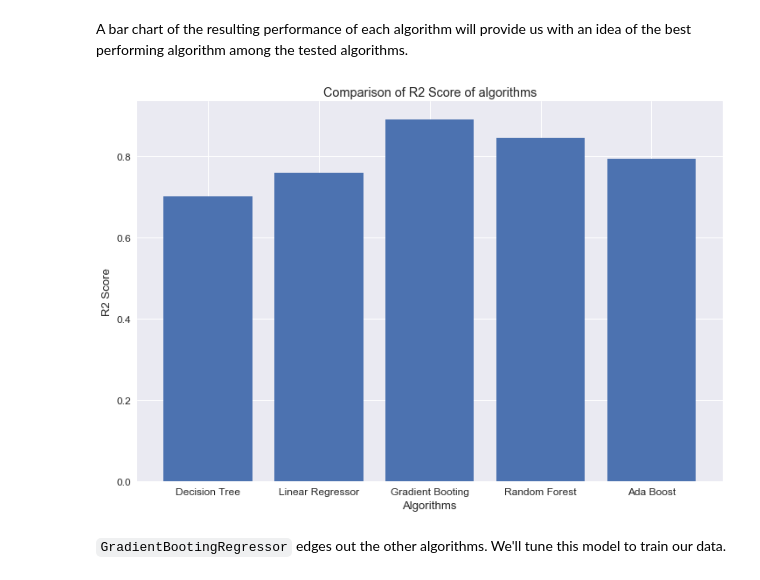
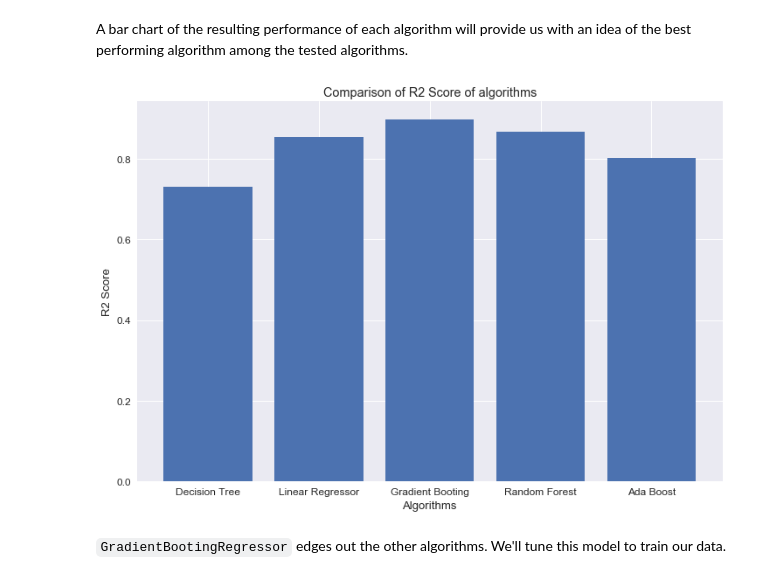
Before and after one commit to osaetinevbuoma/ames_housing_prices, a Jupyter notebook: ames_prediction.ipynb, the cells around one changed output. Cells and saved outputs as stored; diff of their text form; code cells hidden in the pictures.

```diff
--- a/ames_prediction.ipynb
+++ b/ames_prediction.ipynb
@@ -328,3 +335,17 @@ Street -> {'Grvl': 1, 'Pave': 2}
+# %%
+df['OverallCond'].replace({ 10: 5, 9: 5, # Excellent
+                            8: 4, 7: 4, # Good
+                            6: 3, 5: 3, # Average
+                            4: 2, 3: 2, # Below Average
+                            2: 1, 1: 1, # Poor
+                          }, inplace=True)
+
+df['OverallQual'].replace({ 10: 5, 9: 5, # Excellent
+                            8: 4, 7: 4, # Good
+                            6: 3, 5: 3, # Average
+                            4: 2, 3: 2, # Below Average
+                            2: 1, 1: 1, # Poor
+                          }, inplace=True)
 # %% [markdown]
 Pandas `get_dummies()` method will be used to one-hot encode the nominal features.
 # %%
@@ -426,7 +450,7 @@ df['TotalBaths'] = df['BsmtFullBath'] + df['BsmtHalfBath'] + df['FullBath'] + df
 df.drop(['BsmtFullBath', 'BsmtHalfBath', 'FullBath', 'HalfBath'], axis=1, inplace=True)
 
 # 4.
-df['GarageAreaPerCar'] = df['GarageArea'] / df['GarageCars']
+df['GarageAreaPerCar'] = df['GarageArea'] * df['GarageCars']
 df['GarageAreaPerCar'].replace({np.nan: 0}, inplace=True)  # Some values will equate to NaN because of 0 division
 df.drop(['GarageCars', 'GarageArea'], axis=1, inplace=True)
 
@@ -434,5 +458,21 @@ df.drop(['GarageCars', 'GarageArea'], axis=1, inplace=True)
 df['TotalPorchSize'] = df['OpenPorchSF'] + df['EnclosedPorch'] + df['3SsnPorch'] + df['ScreenPorch']
 df.drop(['OpenPorchSF', 'EnclosedPorch', '3SsnPorch', 'ScreenPorch'], axis=1, inplace=True)
 
+# 6.
+df['ExterQualCond'] = (df['ExterQual'] * df['ExterCond'])
+df.drop(['ExterQual', 'ExterCond'], axis=1, inplace=True)
+
+# 7.
+df['BsmtQualCond'] = (df['BsmtQual'] * df['BsmtCond'])
+df.drop(['BsmtQual', 'BsmtCond'], axis=1, inplace=True)
+
+# 8.
+df['GarageQualCond'] = (df['GarageQual'] * df['GarageCond'])
+df.drop(['GarageQual', 'GarageCond'], axis=1, inplace=True)
+
+# 9.
+df['OverallQualCond'] = (df['OverallQual'] * df['OverallCond'])
+df.drop(['OverallQual', 'OverallCond'], axis=1, inplace=True)
+
 df.head()
 # %% [output]
@@ -472,4 +533,7 @@ Before scaling these features, we can take a look at the relationships between s
 # %%
+# Features to scale
 scale_columns = [ 'LotFrontage', 'LotArea', 'MasVnrArea', 'TotalBsmtSF', 'LowQualFinSF', 'GrLivArea',
                  'TotalBaths', 'BedroomAbvGr', 'KitchenAbvGr', 'TotRmsAbvGrd', 'Fireplaces', 'GarageAreaPerCar',
-                 'WoodDeckSF', 'TotalPorchSize', 'PoolArea', 'MiscVal' ]
+                 'WoodDeckSF', 'TotalPorchSize', 'PoolArea', 'MiscVal', 'ExterQualCond', 'BsmtQualCond', 'GarageQualCond',
+                 'BsmtExposure', 'HeatingQC', 'KitchenQual', 'FireplaceQu', 'GarageFinish', 'PavedDrive', 'PoolQC',
+                 'LotShape' , 'LandSlope', 'OverallQualCond']
@@ -502,0 +540,6 @@ Series([], dtype: float64)
+# %%
+from sklearn.preprocessing import StandardScaler
+
+scaler = StandardScaler()
+X_train[scale_columns] = scaler.fit_transform(X_train[scale_columns])
+X_test[scale_columns] = scaler.transform(X_test[scale_columns])
@@ -588,14 +632,14 @@ A bar chart of the resulting performance of each algorithm will provide us with
 # %%
 x = np.arange(5)
 plt.figure(figsize=(12, 8))
-plt.bar(x, [abs(decision_tree_mean), abs(lg_mean), abs(gb_mean), abs(rf_mean), abs(ab_mean)])
+plt.bar(x, [decision_tree_mean, lg_mean, gb_mean, rf_mean, ab_mean])
 plt.xticks(x, ('Decision Tree', 'Linear Regressor', 'Gradient Booting', 'Random Forest', 'Ada Boost'))
 plt.title('Comparison of R2 Score of algorithms')
 plt.xlabel('Algorithms')
 plt.ylabel('R2 Score')
 plt.show()
 # %% [output]
-[figure, old version]
+[figure, new version]
 # %% [markdown]
 `GradientBootingRegressor` edges out the other algorithms. We'll tune this model to train our data.
 # %% [markdown]
```
Also changed, not shown: parts of 48 cells of this notebook, 2 other files.
